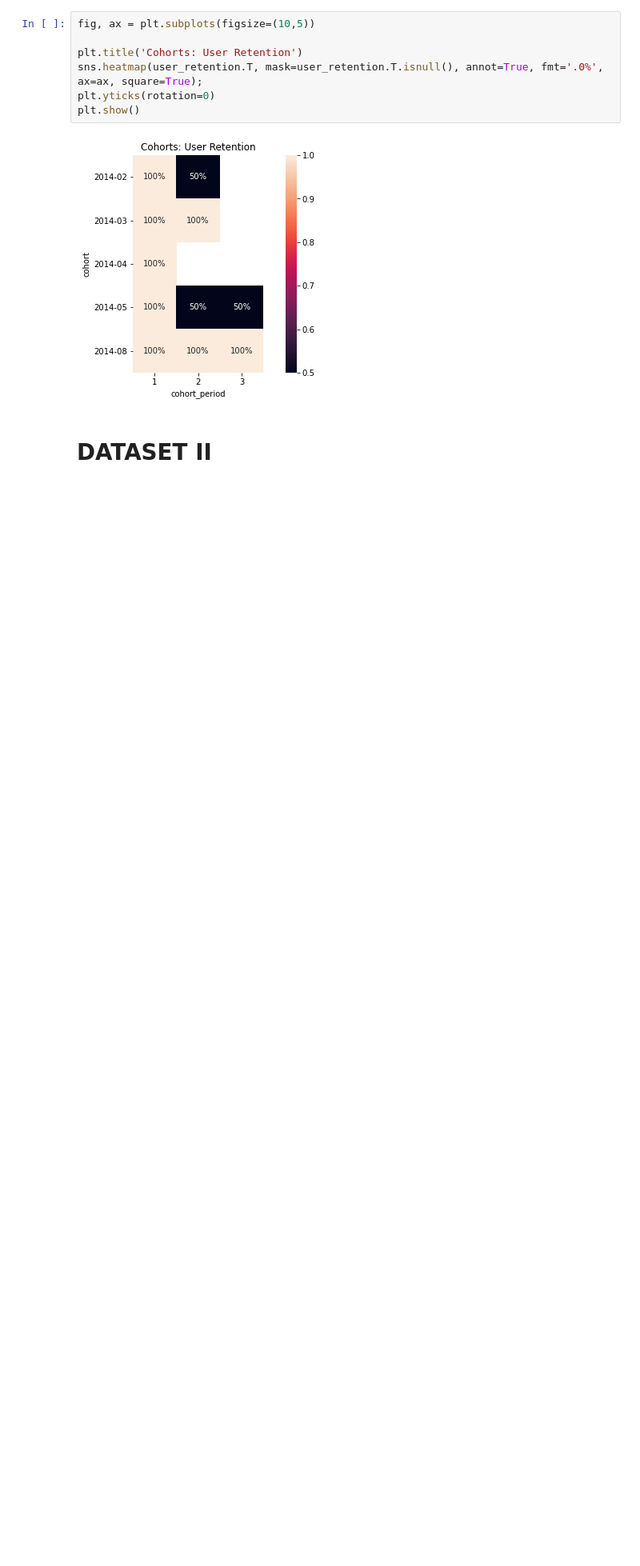
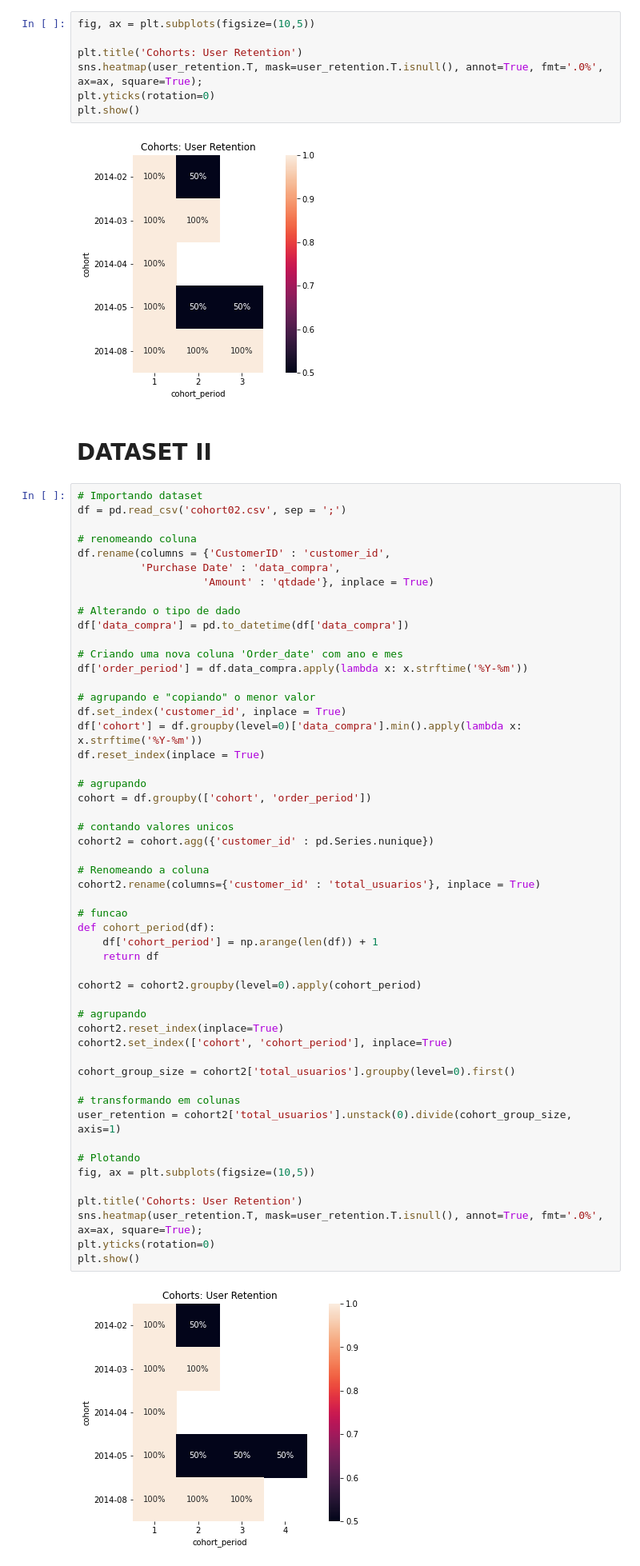
Before and after one commit to daianeklein/Space-Data, a Jupyter notebook: Cohort-Analysis.ipynb, the cells around one changed output. Shown at 80% size. Saved outputs shown, nothing was run; the diff lists cells and outputs as text; blank space fills up the shorter version.

```diff
--- a/Cohort-Analysis.ipynb
+++ b/Cohort-Analysis.ipynb
@@ -206,3 +210,57 @@ plt.show()
 [figure]
 # %% [markdown]
 # DATASET II
+# %%
+# Importando dataset
+df = pd.read_csv('cohort02.csv', sep = ';')
+
+# renomeando coluna
+df.rename(columns = {'CustomerID' : 'customer_id',
+          'Purchase Date' : 'data_compra',
+                    'Amount' : 'qtdade'}, inplace = True)
+
+# Alterando o tipo de dado
+df['data_compra'] = pd.to_datetime(df['data_compra'])
+
+# Criando uma nova coluna 'Order_date' com ano e mes
+df['order_period'] = df.data_compra.apply(lambda x: x.strftime('%Y-%m'))
+
+# agrupando e "copiando" o menor valor
+df.set_index('customer_id', inplace = True)
+df['cohort'] = df.groupby(level=0)['data_compra'].min().apply(lambda x: x.strftime('%Y-%m'))
+df.reset_index(inplace = True)
+
+# agrupando
+cohort = df.groupby(['cohort', 'order_period'])
+
+# contando valores unicos
+cohort2 = cohort.agg({'customer_id' : pd.Series.nunique})
+
+# Renomeando a coluna
+cohort2.rename(columns={'customer_id' : 'total_usuarios'}, inplace = True)
+
+# funcao
+def cohort_period(df):
+    df['cohort_period'] = np.arange(len(df)) + 1
+    return df
+
+cohort2 = cohort2.groupby(level=0).apply(cohort_period)
+
+# agrupando
+cohort2.reset_index(inplace=True)
+cohort2.set_index(['cohort', 'cohort_period'], inplace=True)
+
+cohort_group_size = cohort2['total_usuarios'].groupby(level=0).first()
+
+# transformando em colunas
+user_retention = cohort2['total_usuarios'].unstack(0).divide(cohort_group_size, axis=1)
+
+# Plotando
+fig, ax = plt.subplots(figsize=(10,5))
+
+plt.title('Cohorts: User Retention')
+sns.heatmap(user_retention.T, mask=user_retention.T.isnull(), annot=True, fmt='.0%', ax=ax, square=True);
+plt.yticks(rotation=0)
+plt.show()
+# %% [output]
+[figure, added]
```
Also changed, not shown: parts of 7 cells of this notebook.
